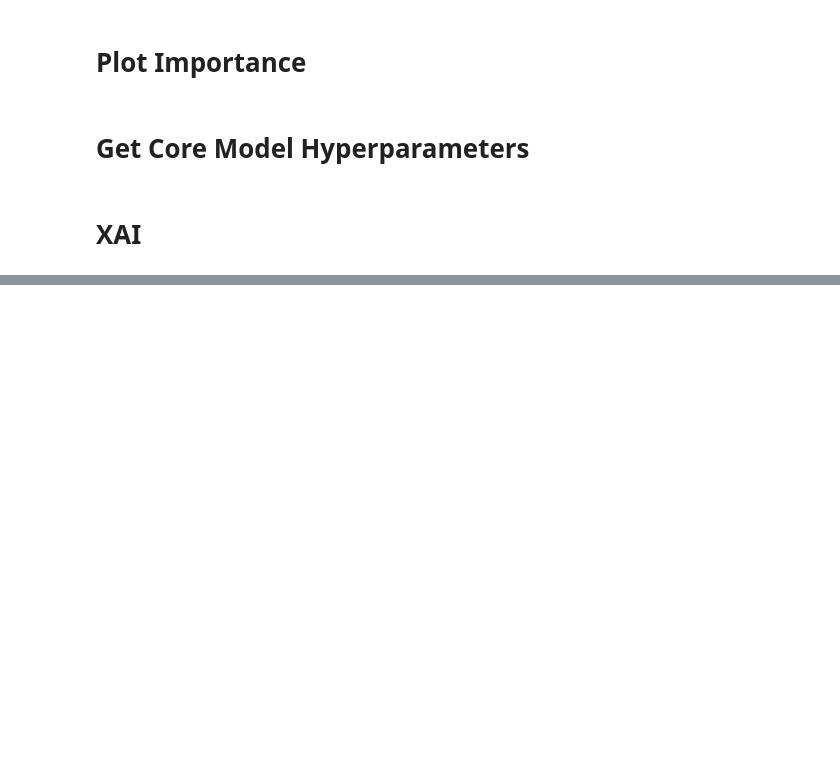
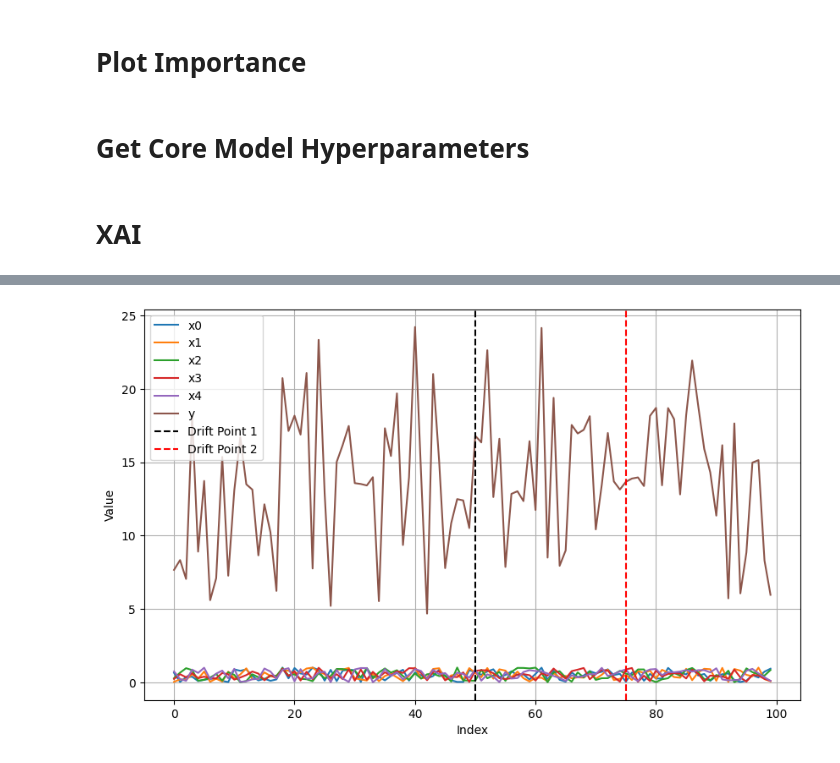
Before and after one commit to sequential-parameter-optimization/spotPython, a Jupyter notebook: notebooks/00_spotPython_tests.ipynb, the cells around one changed output, grey strips where cells are left out. Saved outputs shown, nothing was run; the diff lists cells and outputs as text; code cells hidden in the pictures; blank space fills up the shorter version.

```diff
--- a/notebooks/00_spotPython_tests.ipynb
+++ b/notebooks/00_spotPython_tests.ipynb
@@ -2479,3 +2438,28 @@ core_model_name = "tree.HoeffdingTreeRegressor"
 core_model_module = core_model_name.split(".")[0]
 coremodel = core_model_name.split(".")[1]
 core_model_instance = getattr(getattr(river, core_model_module), coremodel)
+# %%
+from spotPython.data.friedman import FriedmanDriftDataset
+import matplotlib.pyplot as plt
+data_generator = FriedmanDriftDataset(n_samples=100, seed=42, change_point1=50, change_point2=75, constant=False)
+data = [data for data in data_generator]
+indices = [i for _, _, i in data]
+values = {f"x{i}": [] for i in range(5)}
+values["y"] = []
+for x, y, _ in data:
+    for i in range(5):
+        values[f"x{i}"].append(x[i])
+    values["y"].append(y)
+plt.figure(figsize=(10, 6))
+for label, series in values.items():
+    plt.plot(indices, series, label=label)
+plt.xlabel('Index')
+plt.ylabel('Value')
+plt.title('')
+plt.axvline(x=50, color='k', linestyle='--', label='Drift Point 1')
+plt.axvline(x=75, color='r', linestyle='--', label='Drift Point 2')
+plt.legend()
+plt.grid(True)
+plt.show()
+# %% [output]
+[figure, added]
```
Also changed, not shown: parts of 2 cells of this notebook, 4 other files.
